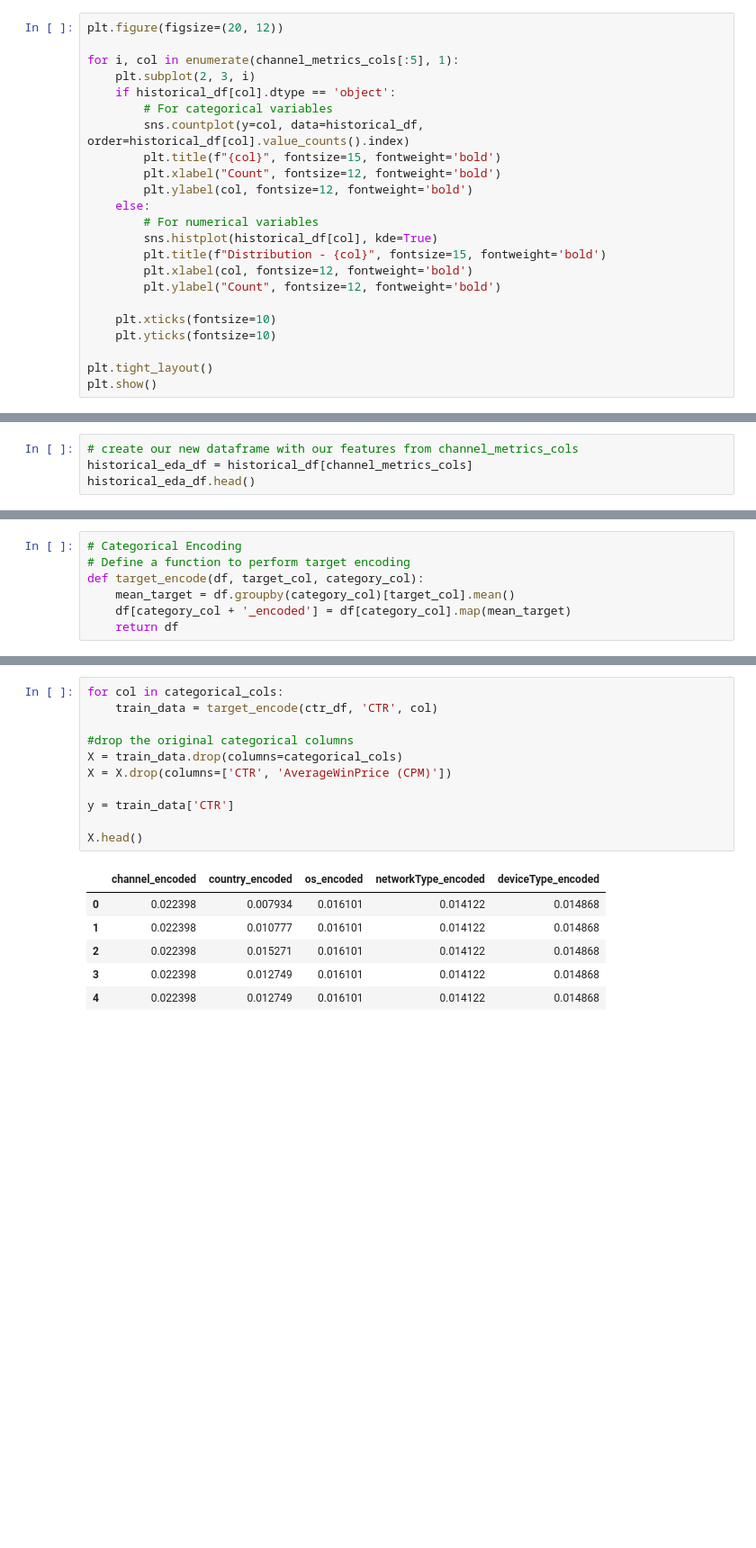
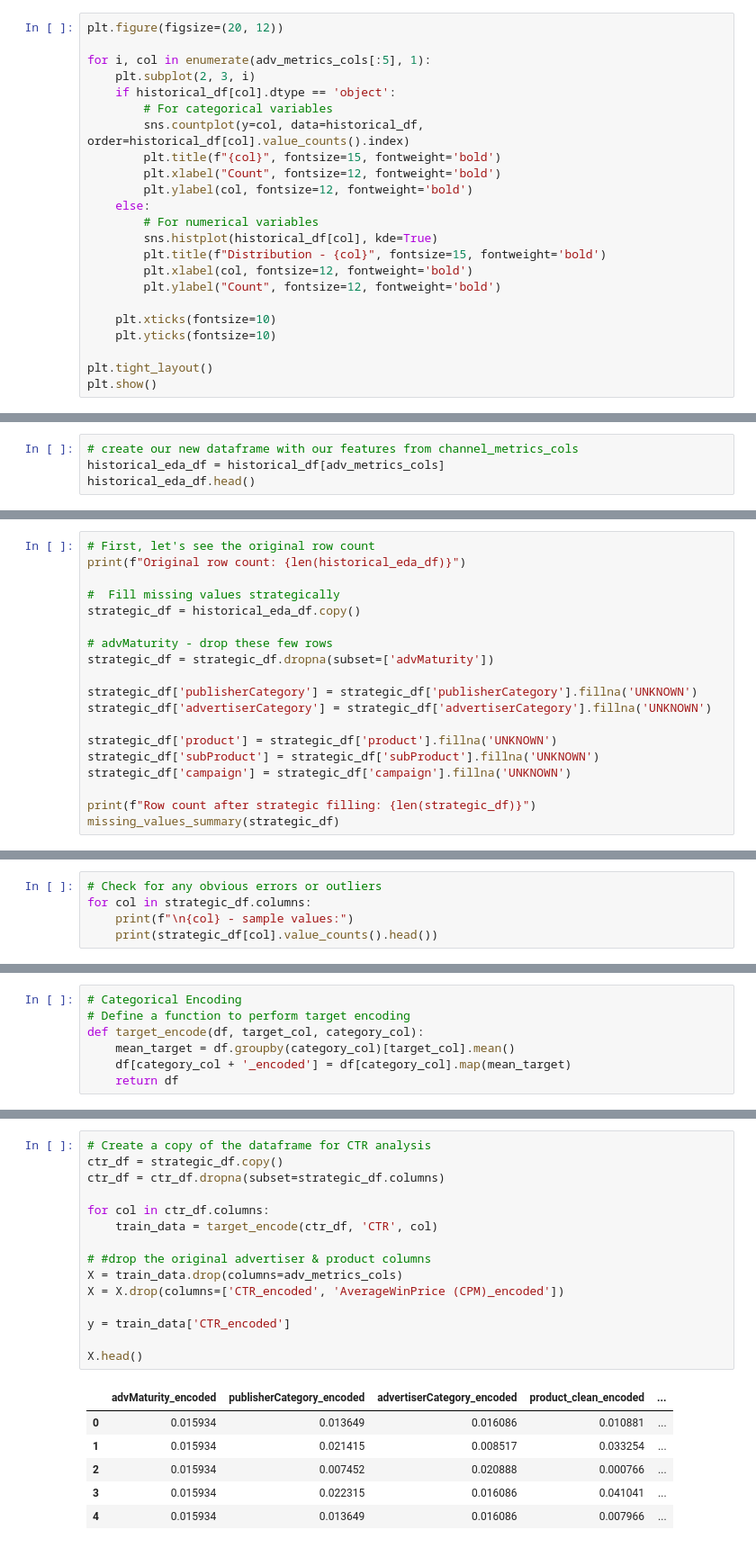
Before and after one commit to ROCstudios/ad-bidding-challenge, a Jupyter notebook: v3_advertiser_product_bid_strategy.ipynb, the cells around one changed output, grey strips where cells are left out. Shown at 90% size. Saved outputs shown, nothing was run; the diff lists cells and outputs as text; blank space fills up the shorter version.

```diff
--- a/v3_advertiser_product_bid_strategy.ipynb
+++ b/v3_advertiser_product_bid_strategy.ipynb
@@ -156,7 +158,7 @@ channel_metrics_cols = ['channel', 'country', 'os', 'networkType', 'deviceType',
 # %%
 plt.figure(figsize=(20, 12))
 
-for i, col in enumerate(channel_metrics_cols[:5], 1):
+for i, col in enumerate(adv_metrics_cols[:5], 1):
     plt.subplot(2, 3, i)
     if historical_df[col].dtype == 'object':
         # For categorical variables
@@ -312,6 +206,6 @@ Encoding of categorical variables to numbers
 Declaring our target features.
 # %%
 # create our new dataframe with our features from channel_metrics_cols
-historical_eda_df = historical_df[channel_metrics_cols]
+historical_eda_df = historical_df[adv_metrics_cols]
 historical_eda_df.head()
 # %% [output]
@@ -350,0 +257,19 @@ Looking at what we have above it's clear that we have a lot of outliers in our d
+# %%
+# First, let's see the original row count
+print(f"Original row count: {len(historical_eda_df)}")
+
+#  Fill missing values strategically
+strategic_df = historical_eda_df.copy()
+
+# advMaturity - drop these few rows
+strategic_df = strategic_df.dropna(subset=['advMaturity'])
+
+strategic_df['publisherCategory'] = strategic_df['publisherCategory'].fillna('UNKNOWN')
+strategic_df['advertiserCategory'] = strategic_df['advertiserCategory'].fillna('UNKNOWN')
+
+strategic_df['product'] = strategic_df['product'].fillna('UNKNOWN')
+strategic_df['subProduct'] = strategic_df['subProduct'].fillna('UNKNOWN')
+strategic_df['campaign'] = strategic_df['campaign'].fillna('UNKNOWN')
+
+print(f"Row count after strategic filling: {len(strategic_df)}")
+missing_values_summary(strategic_df)
@@ -359,0 +398,5 @@ historical_eda_df.describe().T
+# %%
+# Check for any obvious errors or outliers
+for col in strategic_df.columns:
+    print(f"\n{col} - sample values:")
+    print(strategic_df[col].value_counts().head())
@@ -384,18 +430,22 @@ dtype: int64
 # %%
-for col in categorical_cols:
+# Create a copy of the dataframe for CTR analysis
+ctr_df = strategic_df.copy()
+ctr_df = ctr_df.dropna(subset=strategic_df.columns)
+
+for col in ctr_df.columns:
     train_data = target_encode(ctr_df, 'CTR', col)
 
-#drop the original categorical columns
-X = train_data.drop(columns=categorical_cols)
-X = X.drop(columns=['CTR', 'AverageWinPrice (CPM)'])
+# #drop the original advertiser & product columns
+X = train_data.drop(columns=adv_metrics_cols)
+X = X.drop(columns=['CTR_encoded', 'AverageWinPrice (CPM)_encoded'])
 
-y = train_data['CTR']
+y = train_data['CTR_encoded']
 
 X.head()
 # %% [output]
-|  | channel_encoded | country_encoded | os_encoded | networkType_encoded | deviceType_encoded |
-| 0 | 0.022398 | 0.007934 | 0.016101 | 0.014122 | 0.014868 |
-| 1 | 0.022398 | 0.010777 | 0.016101 | 0.014122 | 0.014868 |
-| 2 | 0.022398 | 0.015271 | 0.016101 | 0.014122 | 0.014868 |
-| 3 | 0.022398 | 0.012749 | 0.016101 | 0.014122 | 0.014868 |
-| 4 | 0.022398 | 0.012749 | 0.016101 | 0.014122 | 0.014868 |
+|  | advMaturity_encoded | publisherCategory_encoded | advertiserCategory_encoded | product_clean_encoded | ... |
+| 0 | 0.015934 | 0.013649 | 0.016086 | 0.010881 | ... |
+| 1 | 0.015934 | 0.021415 | 0.008517 | 0.033254 | ... |
+| 2 | 0.015934 | 0.007452 | 0.020888 | 0.000766 | ... |
+| 3 | 0.015934 | 0.022315 | 0.016086 | 0.041041 | ... |
+| 4 | 0.015934 | 0.013649 | 0.016086 | 0.007966 | ... |
```
Also changed, not shown: parts of 23 cells of this notebook, 2 other files.
